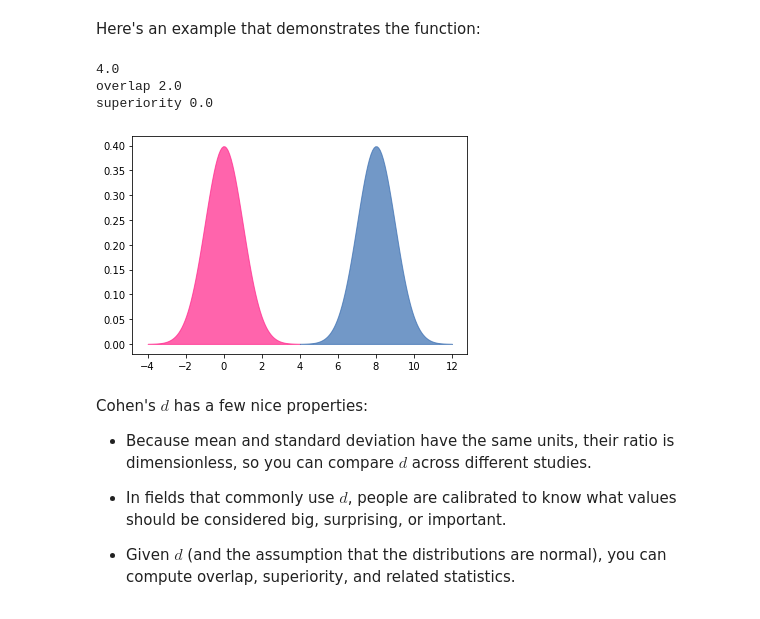
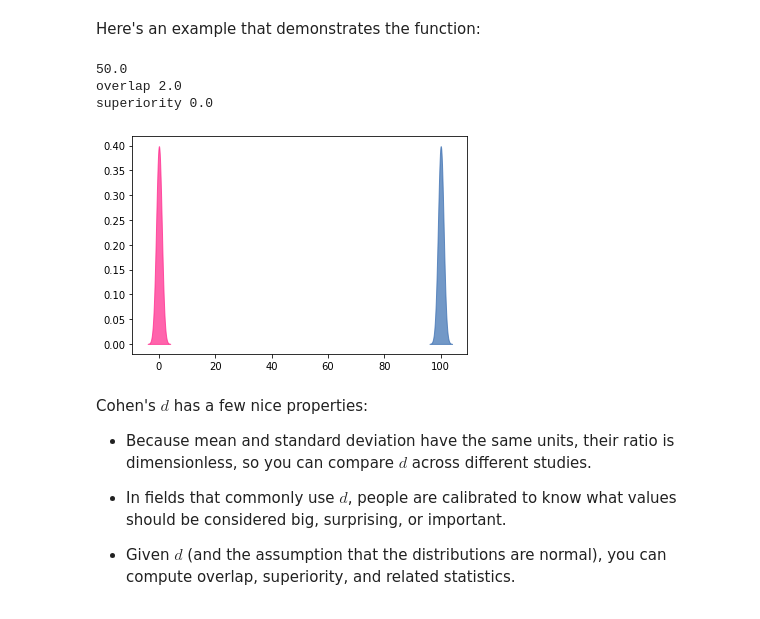
Before and after one commit to OsterMendel/dsc-effect-sizes-nyc-ds-021720, a Jupyter notebook: index.ipynb, the cells around one changed output. Drawn from its saved outputs; the diff is of its cells as text; code cells hidden in the pictures.

```diff
--- a/index.ipynb
+++ b/index.ipynb
@@ -434,13 +434,13 @@ def plot_pdfs(cohen_d=2):
 # %% [markdown]
 Here's an example that demonstrates the function:
 # %%
-plot_pdfs(8)
+plot_pdfs(100)
 # Try changing the d value and observe the effect on the outcome below
 # %% [output]
-4.0
+50.0
 overlap 2.0
 superiority 0.0
-[figure, old version]
+[figure, new version]
 # %% [markdown]
 Cohen's $d$ has a few nice properties:
 
```
